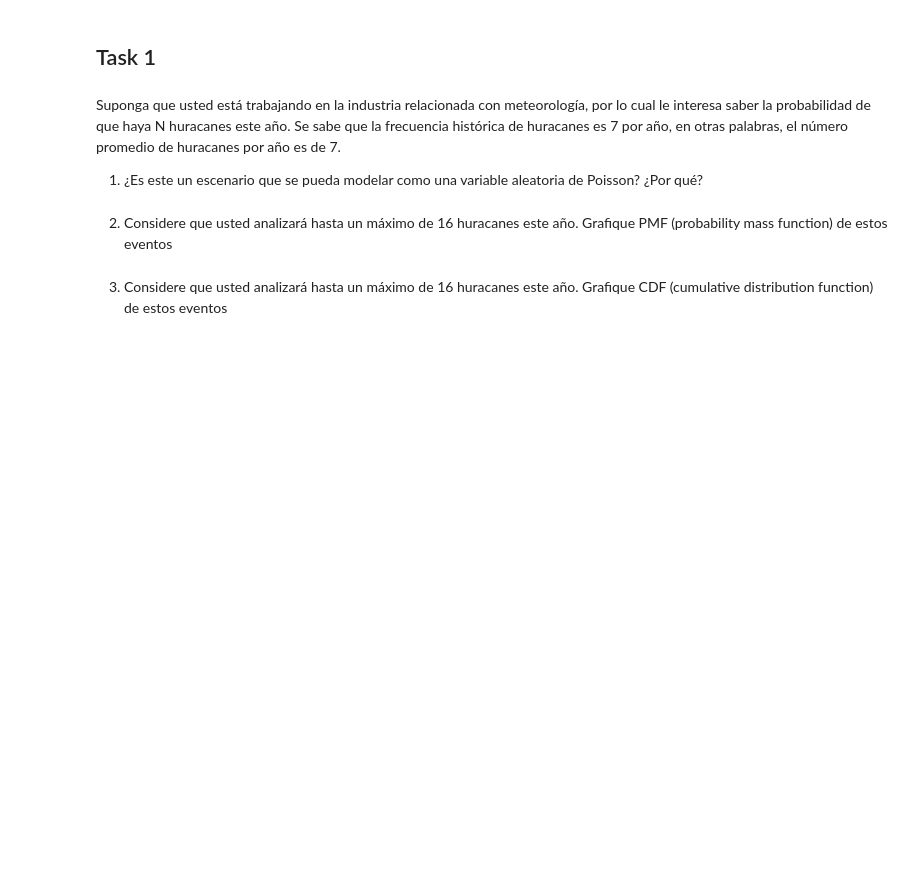
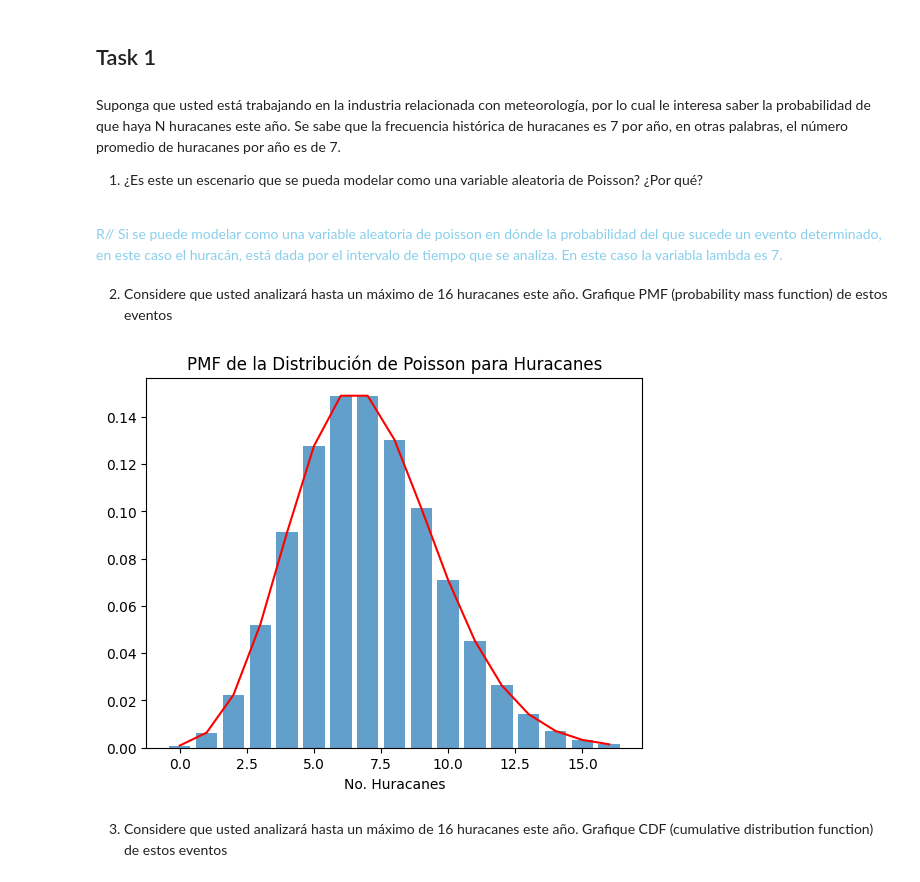
Before and after one commit to Diego-CB/Corto1-ModSim, a Jupyter notebook: corto1.ipynb, the cells around one changed output. Cells and saved outputs as stored; diff of their text form; code cells hidden in the pictures; blank space fills up the shorter version.

```diff
--- a/corto1.ipynb
+++ b/corto1.ipynb
@@ -8,8 +8,25 @@
 Suponga que usted está trabajando en la industria relacionada con meteorología, por lo cual le interesa saber la probabilidad de que haya N huracanes este año. Se sabe que la frecuencia histórica de huracanes es 7 por año, en otras palabras, el número promedio de huracanes por año es de 7.
 
 1. ¿Es este un escenario que se pueda modelar como una variable aleatoria de Poisson? ¿Por qué?
+<br/>
+<span style="color:skyblue">
+R// Si se puede modelar como una variable aleatoria de poisson en dónde la probabilidad del que sucede un evento determinado, en este caso el huracán, está dada por el intervalo de tiempo que se analiza. En este caso la variabla lambda es 7.
+</span>
 # %% [markdown]
 2. Considere que usted analizará hasta un máximo de 16 huracanes este año. Grafique PMF (probability mass function) de estos eventos
+# %%
+import matplotlib.pyplot as plt
+from scipy.stats import poisson
+
+pmf = poisson.pmf(range(0, 17), 7)
+
+plt.bar(range(0, 17), pmf, align='center', alpha=0.7)
+plt.plot(pmf, color='red')
+plt.xlabel('No. Huracanes')
+plt.title('PMF de la Distribución de Poisson para Huracanes')
+plt.show()
+# %% [output]
+[figure, added]
 # %% [markdown]
 3. Considere que usted analizará hasta un máximo de 16 huracanes este año. Grafique CDF (cumulative distribution function) de estos eventos
 # %% [markdown]
```
Also changed, not shown: 1 other file.
